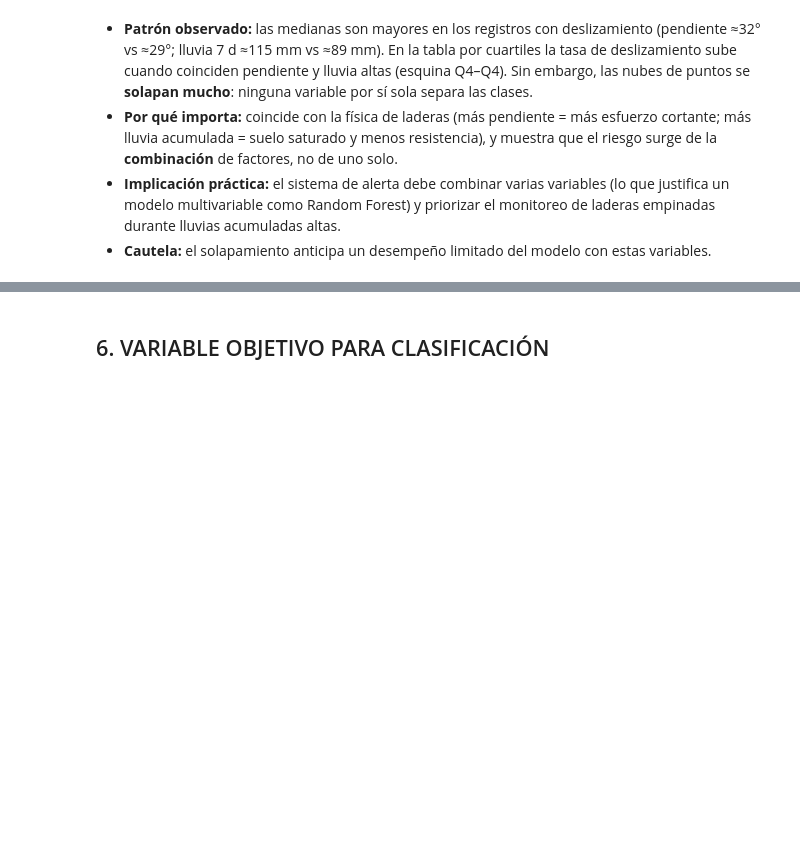
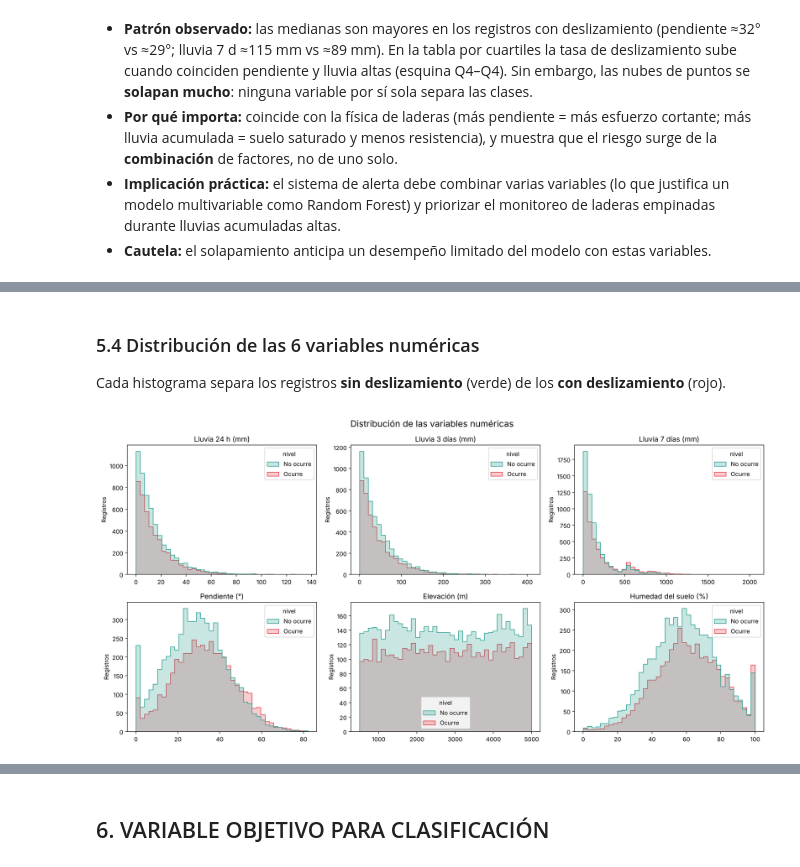
Before and after one commit to NORAHCIV-DEV/teletubis, a Jupyter notebook: Alerta_Deslizamientos_CRISP_DM.ipynb, the cells around one changed output, grey strips where cells are left out. Cells and saved outputs as stored; diff of their text form; code cells hidden in the pictures; blank space fills up the shorter version.

```diff
--- a/Alerta_Deslizamientos_CRISP_DM.ipynb
+++ b/Alerta_Deslizamientos_CRISP_DM.ipynb
@@ -259,0 +296,16 @@ Q4                   0.47  0.53  0.51  0.60
+# %% [markdown]
+### 5.4 Distribución de las 6 variables numéricas
+Cada histograma separa los registros **sin deslizamiento** (verde) de los **con deslizamiento** (rojo).
+# %%
+# Histogramas de las 6 variables numéricas, por ocurrencia de deslizamiento
+etiquetas = {'precipitacion_24h_mm': 'Lluvia 24 h (mm)', 'precipitacion_3d_mm': 'Lluvia 3 días (mm)',
+             'precipitacion_7d_mm': 'Lluvia 7 días (mm)', 'pendiente_grados': 'Pendiente (°)',
+             'elevacion_m': 'Elevación (m)', 'humedad_pct': 'Humedad del suelo (%)'}
+fig, axes = plt.subplots(2, 3, figsize=(16, 8))
+for ax, v in zip(axes.ravel(), VARS_NUM):
+    sns.histplot(data=df, x=v, hue='nivel', hue_order=clases, palette=colores_clase, bins=40, ax=ax, element='step')
+    ax.set_title(etiquetas[v]); ax.set_xlabel(''); ax.set_ylabel('Registros')
+fig.suptitle('Distribución de las variables numéricas', fontsize=15)
+plt.tight_layout(); plt.show()
+# %% [output]
+[figure, added]
```
Also changed, not shown: parts of 22 cells of this notebook, 3 other files.
